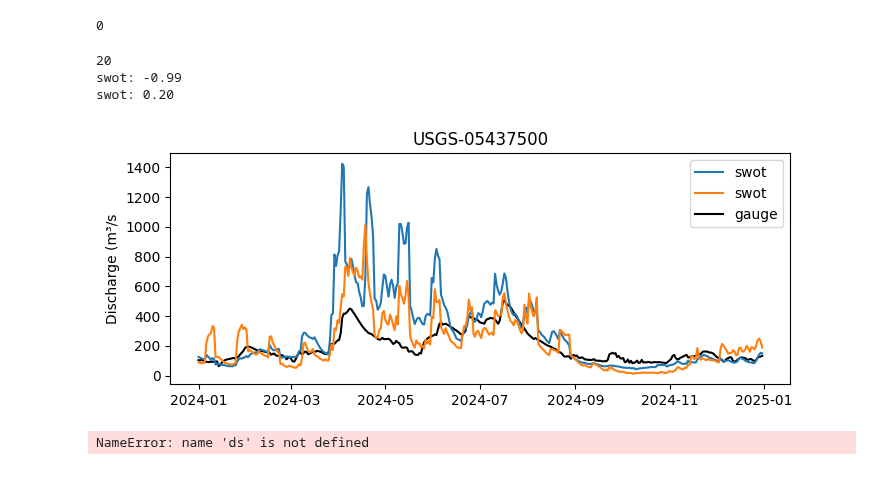
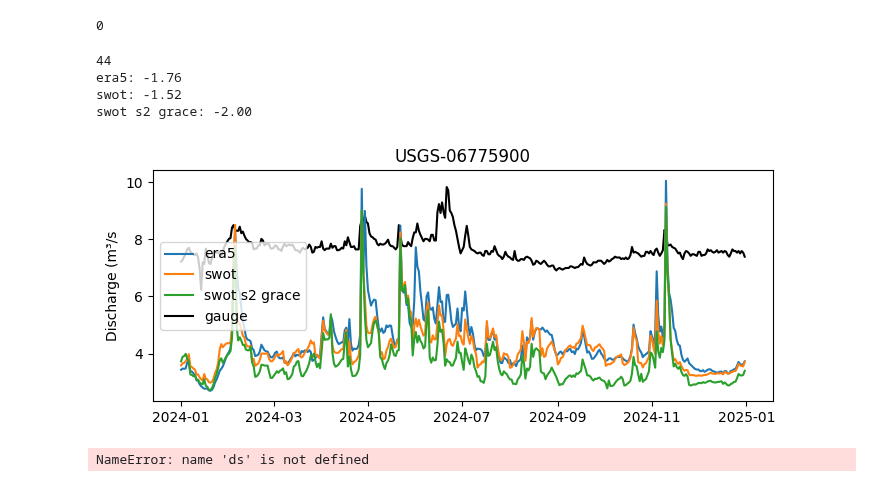
Before and after one commit to tedlanghorst/swot-ml, a Jupyter notebook: notebooks/multigraph_manual/quick_compare.ipynb, the cells around one changed output. Saved outputs shown, nothing was run; the diff lists cells and outputs as text; code cells hidden in the pictures.

```diff
--- a/notebooks/multigraph_manual/quick_compare.ipynb
+++ b/notebooks/multigraph_manual/quick_compare.ipynb
@@ -259,44 +243,45 @@ Name: d_kge, dtype: object
 # %%
 import xarray as xr
 
-reach_id = 'USGS-05437500'
+reach_id = 'USGS-06775900'
 start_date = "2024-01-01"
 end_date = "2024-12-31"
 metric = 'KGE'
 
 # Horrible hackishness
 basin_id = subbasins.loc[reach_id]['outlet_id']
 basin_ds = xr.open_zarr(f"/scratch4/workspace/tlanghorst_umass_edu-swot-ml-zarr/zbs_batched/{basin_id}")
 subbasin_ds = basin_ds.sel(subbasin=reach_id, date=slice(start_date, end_date))
 has_swot_obs = ~np.isnan(subbasin_ds['d_wse_river'].to_numpy())
 
 print(np.sum(has_swot_obs))
 
 fig, ax = plt.subplots(1, 1, figsize=(8, 3))
 
 for exp_name, results, bulk_metrics, basin_metrics in exps:
-    xs = results.xs(reach_id, level='subbasin').sort_index()
+    xs = results.xs(reach_id, level='subbasins').sort_index()
     xs = xs.droplevel(0,0)
     xs = xs.loc[start_date:end_date]
 
     x = xs.index
     y = xs['pred'][target]
     plt.plot(x, y, label=exp_name)
 
     print(f"{exp_name}: {basin_metrics.loc[reach_id][target][metric]:0.2f}")
 
 ax.plot(xs.index, xs['obs'][target], color='black', zorder=0, label='gauge')
 
 plt.legend()
 plt.title(reach_id)
 plt.ylabel("Discharge (m³/s")
 plt.show()
 # fig.savefig(fig_dir / f"timeseries_{reach_id}.png", dpi=300)
 # %% [output]
-20
-swot: -0.99
-swot: 0.20
+44
+era5: -1.76
+swot: -1.52
+swot s2 grace: -2.00
-[figure, old version]
+[figure, new version]
 # %%
 gauge_swot_count = gauge_swot_count.sort_values(by='d_wse_river', ascending=False)
 # %%
```
Also changed, not shown: parts of 9 cells of this notebook, 19 other files.
